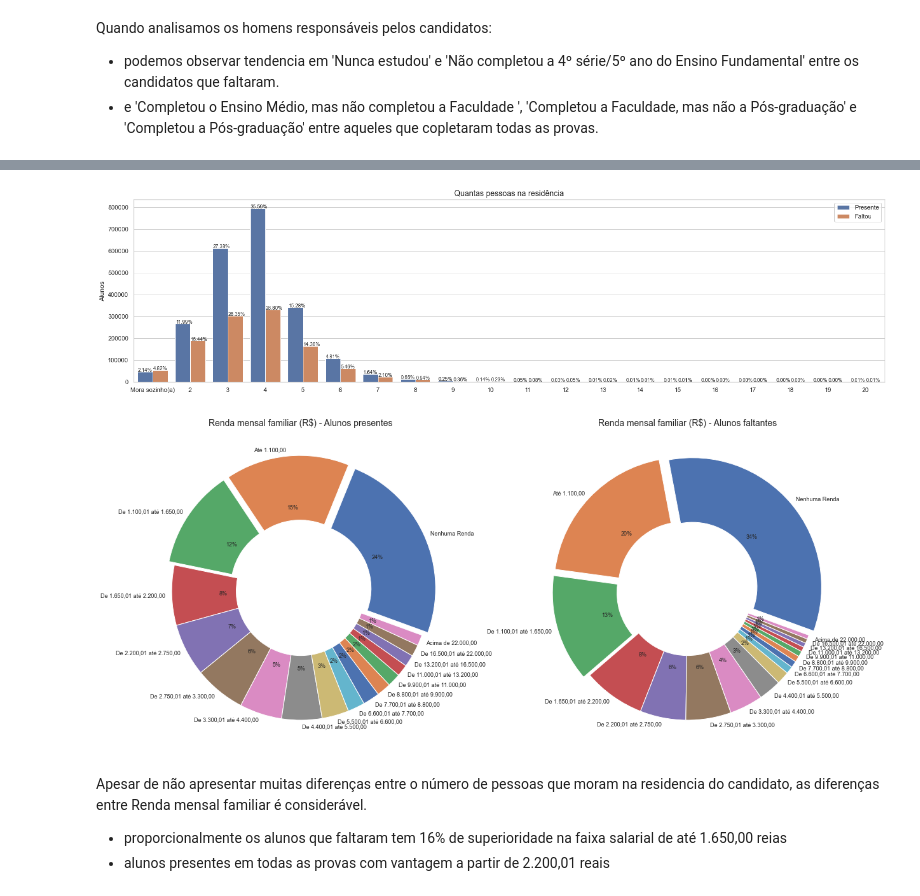
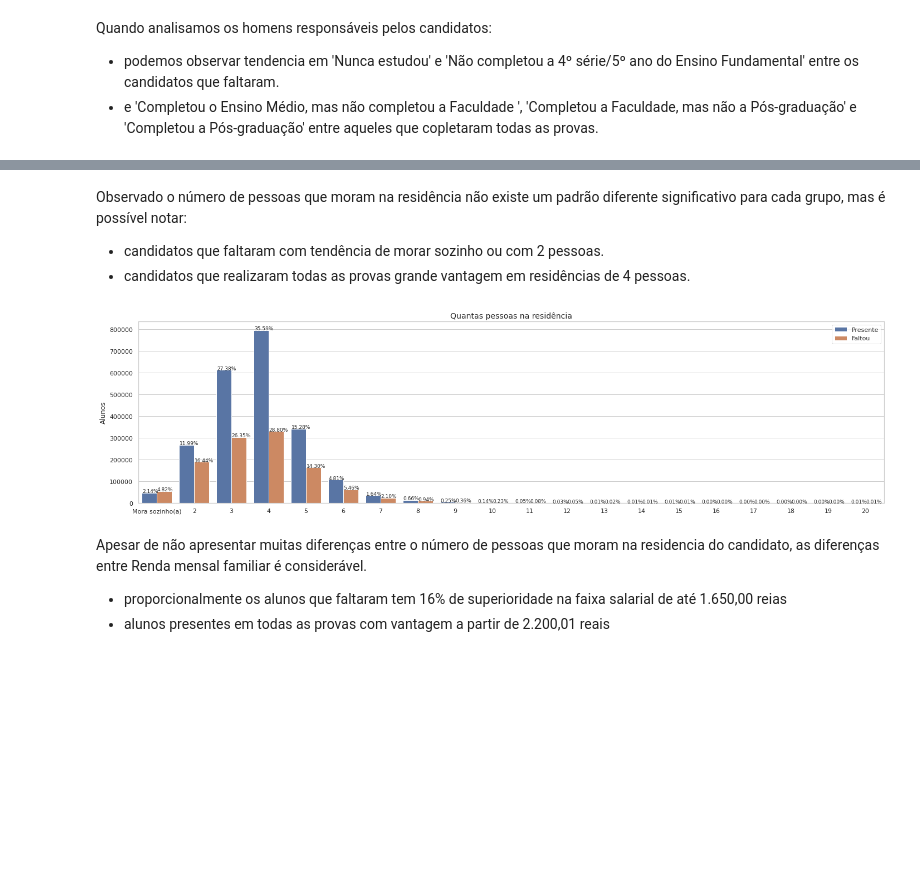
Before and after one commit to guinb/treinamento-semantix, a Jupyter notebook: Projeto ENEM - Candidatos que faltaram na prova.ipynb, the cells around one changed output, grey strips where cells are left out. Drawn from its saved outputs; the diff is of its cells as text; code cells hidden in the pictures; blank space fills up the shorter version.

Commit message:
Update Projeto ENEM - Candidatos que faltaram na prova.ipynb
V 0.4

```diff
--- a/Projeto ENEM - Candidatos que faltaram na prova.ipynb
+++ b/Projeto ENEM - Candidatos que faltaram na prova.ipynb
@@ -8,4 +71,7 @@ sns.set_theme(style="whitegrid")
 # %%
-dados = pd.read_csv('DADOS/MICRODADOS_ENEM_2021.csv', sep = ';', encoding = "ISO-8859-1")
+dados = pd.read_csv('drive/MyDrive/Semantix/DADOS/MICRODADOS_ENEM_2021.csv', sep=';', encoding="ISO-8859-1")[[
+    'TP_FAIXA_ETARIA','TP_SEXO','TP_ESTADO_CIVIL','TP_COR_RACA','TP_ANO_CONCLUIU','TP_ESCOLA','IN_TREINEIRO','NO_MUNICIPIO_PROVA','SG_UF_PROVA','TP_PRESENCA_CN','TP_PRESENCA_CH',
+    'TP_PRESENCA_LC','TP_PRESENCA_MT','NU_NOTA_CN','NU_NOTA_CH','NU_NOTA_LC','NU_NOTA_MT','TP_STATUS_REDACAO','NU_NOTA_REDACAO','Q001','Q002','Q005','Q006','Q022','Q024','Q025'
+    ]]
 dados
 # %% [output]
@@ -169,6 +441,3 @@ Conseguimos observar que o dia com mais evasão foi o 2º, seguido pelo primeiro
 ## Comparando alunos presentes com alunos faltantes
 # %% [markdown]
 ### Dados dos Participantes
-# %%
-dados['BOL_FALTA'] = falta_dia_qualquer.values
-dados.head()
@@ -523,0 +799,30 @@ Quando analisamos as mulheres responsáveis pelos candidatos:
+# %%
+labels = ['Nunca estudou','Não completou a 4ª série/5º\nano do Ensino Fundamental',
+          'Completou a 4ª série/5º ano,\nmas não completou a 8ª série/9º ano\ndo Ensino Fundamental',
+          'Completou a 8ª série/9º ano\ndo Ensino Fundamental, mas não\ncompletou o Ensino Médio',
+          'Completou o Ensino Médio,\nmas não completou a Faculdade',
+          'Completou a Faculdade, mas\nnão completou a Pós-graduação',
+          'Completou a Pós-graduação','Não sei']
+ordem = ['A','B','C','D','E','F','G','H']
+
+fig, (ax0, ax1) = plt.subplots(1, 2, sharey=True, figsize=(24,6))
+
+sns.countplot(data=dados.query('BOL_FALTA_QUALQUER == False'), x='Q002', order=ordem, ax=ax0)
+ax0.set_title('Série que a mulher resonsável estudou - Alunos presentes', fontsize=14)
+ax0.set_xlabel('')
+ax0.set_ylabel('Alunos')
+ax0.set_xticks(np.arange(8))
+ax0.set_xticklabels(labels, rotation=90)
+for p, label in zip(ax0.patches, dados.query('BOL_FALTA_QUALQUER == False')["Q002"].value_counts(normalize=True).sort_index().values):
+    ax0.annotate('{:.2f}%'.format(100 * label), (p.get_x()+0.1, p.get_height()+0.2))
+
+sns.countplot(data=dados.query('BOL_FALTA_QUALQUER == True'), x='Q002', order=ordem, ax=ax1)
+ax1.set_title('Série que a mulher resonsável estudou - Alunos faltantes', fontsize=14)
+ax1.set_xlabel('')
+ax1.set_ylabel('')
+ax1.set_xticks(np.arange(8))
+ax1.set_xticklabels(labels, rotation=90)
+for p, label in zip(ax1.patches, dados.query('BOL_FALTA_QUALQUER == True')["Q002"].value_counts(normalize=True).sort_index().values):
+    ax1.annotate('{:.2f}%'.format(100 * label), (p.get_x()+0.1, p.get_height()+0.2))
+
+plt.show()
@@ -524,41 +831,24 @@ Quando analisamos as mulheres responsáveis pelos candidatos:
+# %% [markdown]
+Observado o número de pessoas que moram na residência não existe um padrão diferente significativo para cada grupo, mas é possível notar:
+- candidatos que faltaram com tendência de morar sozinho ou com 2 pessoas.
+- candidatos que realizaram todas as provas grande vantagem em residências de 4 pessoas.
 # %%
 labels = ['Mora sozinho(a)','2','3','4','5','6','7','8','9','10','11','12','13','14','15','16','17','18','19','20']
 fig, ax = plt.subplots(figsize=(24,6))
 
-ax = sns.countplot(data=dados, x='Q005', hue='BOL_FALTA', order=dados["Q005"].value_counts().sort_index().index)
+ax = sns.countplot(data=dados, x='Q005', hue='BOL_FALTA_QUALQUER', order=dados["Q005"].value_counts().sort_index().index)
 ax.set_title('Quantas pessoas na residência', fontsize=14)
 ax.set_xlabel('')
 ax.set_ylabel('Alunos')
-ax.set_xticks(np.arange(20), labels=labels)
-for p, label in zip(ax.patches, dados.groupby(['BOL_FALTA'])["Q005"].value_counts(normalize=True).sort_index().values):
+ax.set_xticks(np.arange(20))
+ax.set_xticklabels(labels)
+for p, label in zip(ax.patches, dados.groupby(['BOL_FALTA_QUALQUER'])["Q005"].value_counts(normalize=True).sort_index().values):
     ax.annotate('{:.2f}%'.format(100 * label), (p.get_x()+0.01, p.get_height()+0.3), fontsize=9)
 
 plt.legend(title='', loc='upper right', labels=['Presente', 'Faltou'])
 plt.show()
 # %% [output]
-[figure, old version]
+[figure, new version]
-# %%
-labels = ['Nenhuma Renda','Até 1.100,00','De 1.100,01 até 1.650,00','De 1.650,01 até 2.200,00',
-          'De 2.200,01 até 2.750,00','De 2.750,01 até 3.300,00','De 3.300,01 até 4.400,00',
-          'De 4.400,01 até 5.500,00','De 5.500,01 até 6.600,00','De 6.600,01 até 7.700,00',
-          'De 7.700,01 até 8.800,00','De 8.800,01 até 9.900,00','De 9.900,01 até 11.000,00',
-          'De 11.000,01 até 13.200,00','De 13.200,01 até 16.500,00','De 16.500,01 até 22.000,00',
-          'Acima de 22.000,00']
-explode = (0.05, 0.05, 0.05, 0, 0, 0, 0, 0, 0, 0, 0, 0, 0, 0, 0, 0, 0)
-
-fig, (ax0, ax1) = plt.subplots(1, 2, figsize=(20,10))
-
-ax0.pie(x=dados.query('BOL_FALTA == False')['Q006'].value_counts(), labels=labels, autopct='%.0f%%', explode=explode,
-        labeldistance=1.05, wedgeprops=dict(width=0.5), startangle=-20, textprops={'fontsize': 9})
-ax0.set_title('Renda mensal familiar (R$) - Alunos presentes', fontsize=14)
-
-ax1.pie(x=dados.query('BOL_FALTA == True')['Q006'].value_counts(), labels=labels, autopct='%.0f%%', explode=explode,
-        labeldistance=1.05, wedgeprops=dict(width=0.5), startangle=-20, textprops={'fontsize': 9})
-ax1.set_title('Renda mensal familiar (R$) - Alunos faltantes', fontsize=14)
-
-plt.show()
-# %% [output]
-[figure, old version]
 # %% [markdown]
 Apesar de não apresentar muitas diferenças entre o número de pessoas que moram na residencia do candidato, as diferenças entre Renda mensal familiar é considerável.
 - proporcionalmente os alunos que faltaram tem 16% de superioridade na faixa salarial de até 1.650,00 reias
```
Also changed, not shown: parts of 123 cells of this notebook.
